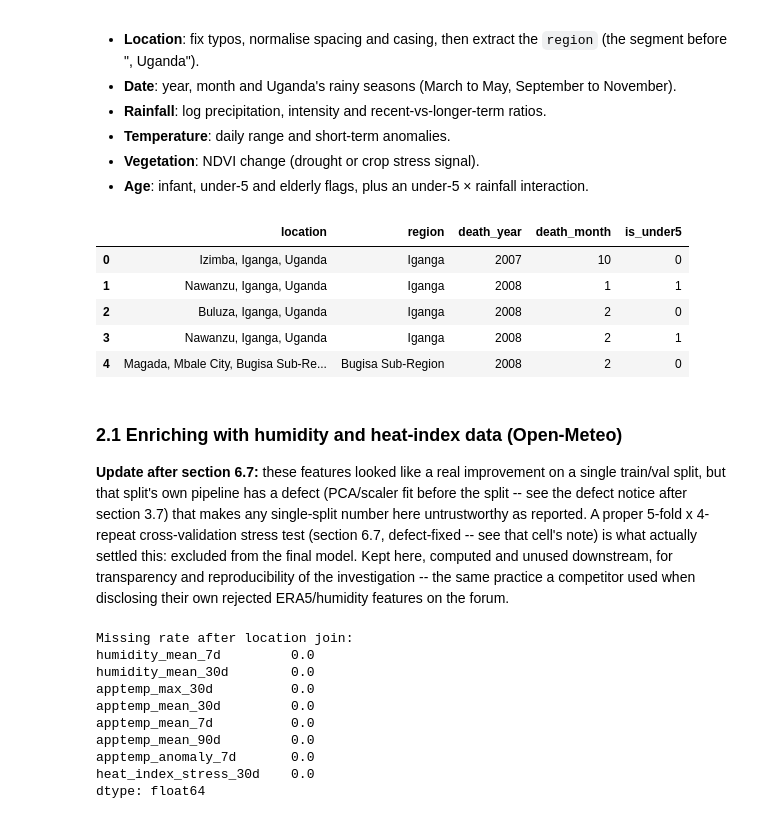
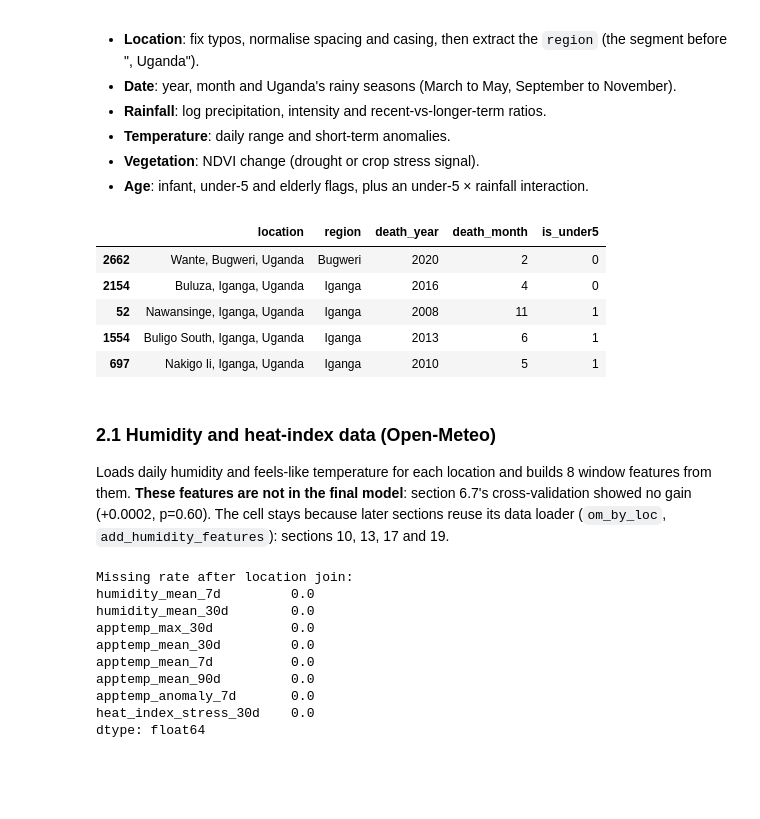
Before and after one commit to DevLaukey/Climate-risk-health-prediction, a Jupyter notebook: climate-risk-health-prediction-simple.ipynb, the cells around one changed output. Cells and saved outputs as stored; diff of their text form; code cells hidden in the pictures; blank space fills up the shorter version.

```diff
--- a/climate-risk-health-prediction-simple.ipynb
+++ b/climate-risk-health-prediction-simple.ipynb
@@ -205,43 +206,43 @@ def prepare(df):
     df["is_rainy_season"] = df["death_month"].isin(RAINY_MONTHS).astype(int)
 
     # Rainfall
     df["log_precipitation"] = np.log1p(df["precipitation"])
     df["rain_intensity_30d"] = df["rain_sum_30d"] / (df["rain_days_30d"] + 1)
     df["rain_recent_ratio"] = df["rain_sum_7d"] / (df["rain_sum_30d"] + 1)
     df["rain_30d_vs_90d"] = df["rain_sum_30d"] / (df["rain_sum_90d"] + 1)
 
     # Temperature
     df["temp_range"] = df["max_temperature"] - df["min_temperature"]
     df["temp_anomaly_7d"] = df["tavg_7d"] - df["tavg_90d"]
     df["heat_stress_30d"] = df["tmax_30d"] - df["tavg_90d"]
 
     # Vegetation
     df["ndvi_change"] = df["ndvi_30d"] - df["ndvi_90d"]
 
     # Age
     df["is_infant"] = (df["age"] == 0).astype(int)
     df["is_under5"] = (df["age"] < 5).astype(int)
     df["is_elderly"] = (df["age"] >= 60).astype(int)
     df["under5_x_rain30"] = df["is_under5"] * df["rain_sum_30d"]
 
     return df
 
 
 train = prepare(train)
 test = prepare(test)
 
-train[["location", "region", "death_year", "death_month", "is_under5"]].head()
+train[["location", "region", "death_year", "death_month", "is_under5"]].sample(5)
 # %% [output]
 |  | location | region | death_year | death_month | is_under5 |
-| 0 | Izimba, Iganga, Uganda | Iganga | 2007 | 10 | 0 |
-| 1 | Nawanzu, Iganga, Uganda | Iganga | 2008 | 1 | 1 |
-| 2 | Buluza, Iganga, Uganda | Iganga | 2008 | 2 | 0 |
-| 3 | Nawanzu, Iganga, Uganda | Iganga | 2008 | 2 | 1 |
-| 4 | Magada, Mbale City, Bugisa Sub-Re... | Bugisa Sub-Region | 2008 | 2 | 0 |
+| 2662 | Wante, Bugweri, Uganda | Bugweri | 2020 | 2 | 0 |
+| 2154 | Buluza, Iganga, Uganda | Iganga | 2016 | 4 | 0 |
+| 52 | Nawansinge, Iganga, Uganda | Iganga | 2008 | 11 | 1 |
+| 1554 | Buligo South, Iganga, Uganda | Iganga | 2013 | 6 | 1 |
+| 697 | Nakigo Ii, Iganga, Uganda | Iganga | 2010 | 5 | 1 |
 # %% [markdown]
-### 2.1 Enriching with humidity and heat-index data (Open-Meteo)
+### 2.1 Humidity and heat-index data (Open-Meteo)
 
-**Update after section 6.7:** these features looked like a real improvement on a single train/val split, but that split's own pipeline has a defect (PCA/scaler fit before the split -- see the defect notice after section 3.7) that makes any single-split number here untrustworthy as reported. A proper 5-fold x 4-repeat cross-validation stress test (section 6.7, defect-fixed -- see that cell's note) is what actually settled this: excluded from the final model. Kept here, computed and unused downstream, for transparency and reproducibility of the investigation -- the same practice a competitor used when disclosing their own rejected ERA5/humidity features on the forum.
+Loads daily humidity and feels-like temperature for each location and builds 8 window features from them. **These features are not in the final model**: section 6.7's cross-validation showed no gain (+0.0002, p=0.60). The cell stays because later sections reuse its data loader (`om_by_loc`, `add_humidity_features`): sections 10, 13, 17 and 19.
 # %%
 # openmeteo_humidity.csv was fetched once from the free Open-Meteo Historical
 # Weather API (https://archive-api.open-meteo.com/v1/archive) for the 55
```
Also changed, not shown: parts of 9 cells of this notebook, 13 other files.
